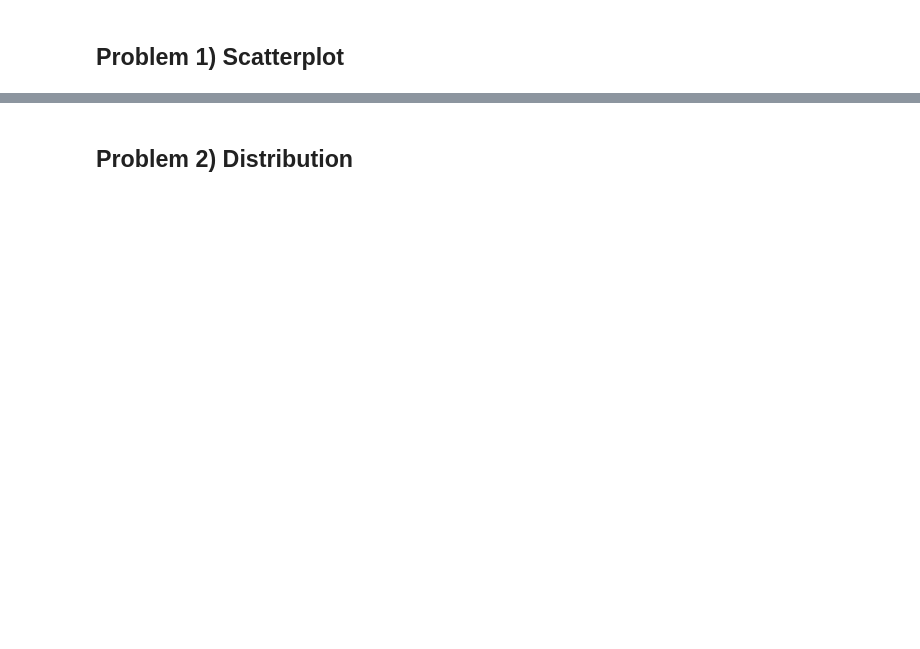
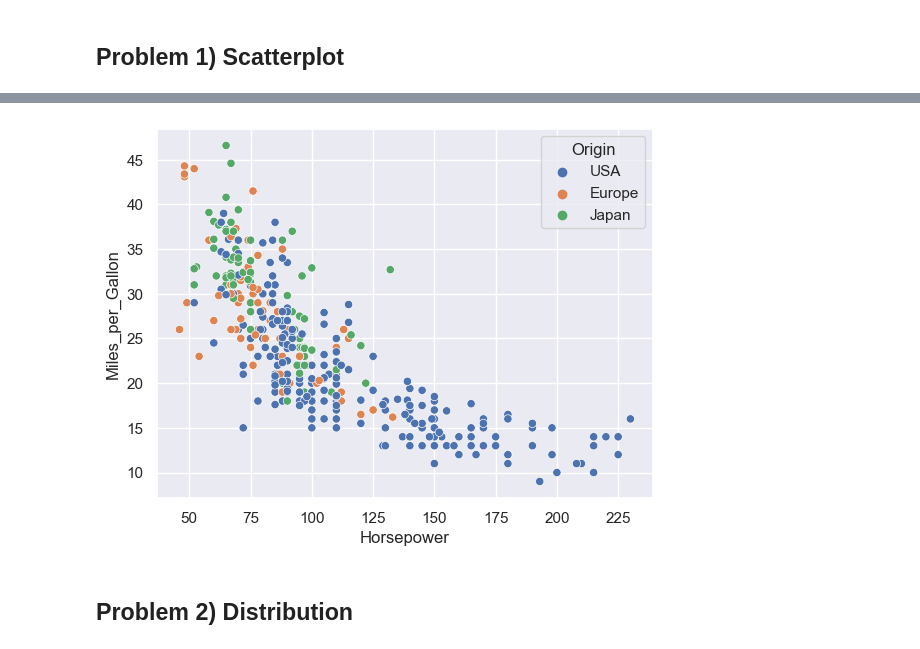
Before and after one commit to r1tvikbansal/IDP-Warmups, a Jupyter notebook: FINAL_EXAM_PREP/ML-Extra Practice/Data-Viz-Quantitative.ipynb, the cells around one changed output, grey strips where cells are left out. Drawn from its saved outputs; the diff is of its cells as text; code cells hidden in the pictures; blank space fills up the shorter version.

Commit message:
seaborn plotting

```diff
--- a/FINAL_EXAM_PREP/ML-Extra Practice/Data-Viz-Quantitative.ipynb
+++ b/FINAL_EXAM_PREP/ML-Extra Practice/Data-Viz-Quantitative.ipynb
@@ -34,3 +41,9 @@ Your plot should look like this:
+# %%
+# Enter your solution here!
+sns.scatterplot(x='Horsepower', y='Miles_per_Gallon', data=cars, legend=True, hue='Origin')
+plt.show()
+# %% [output]
+[figure, added]
 # %% [markdown]
 ## Problem 2) Distribution
 # %% [markdown]
```
Also changed, not shown: parts of 9 cells of this notebook.
